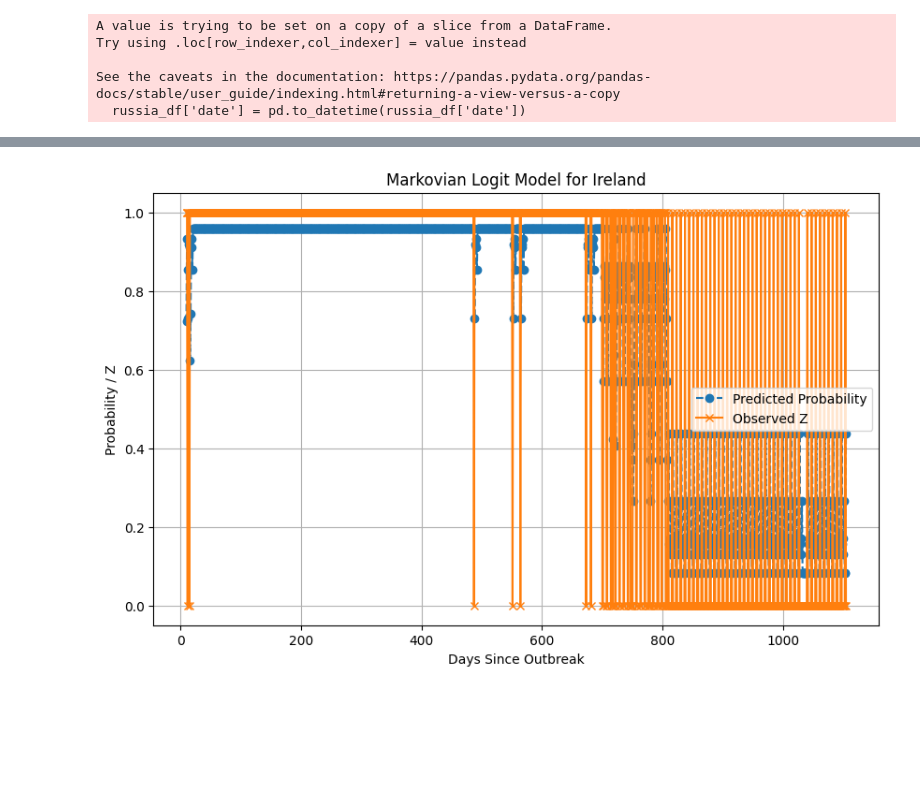
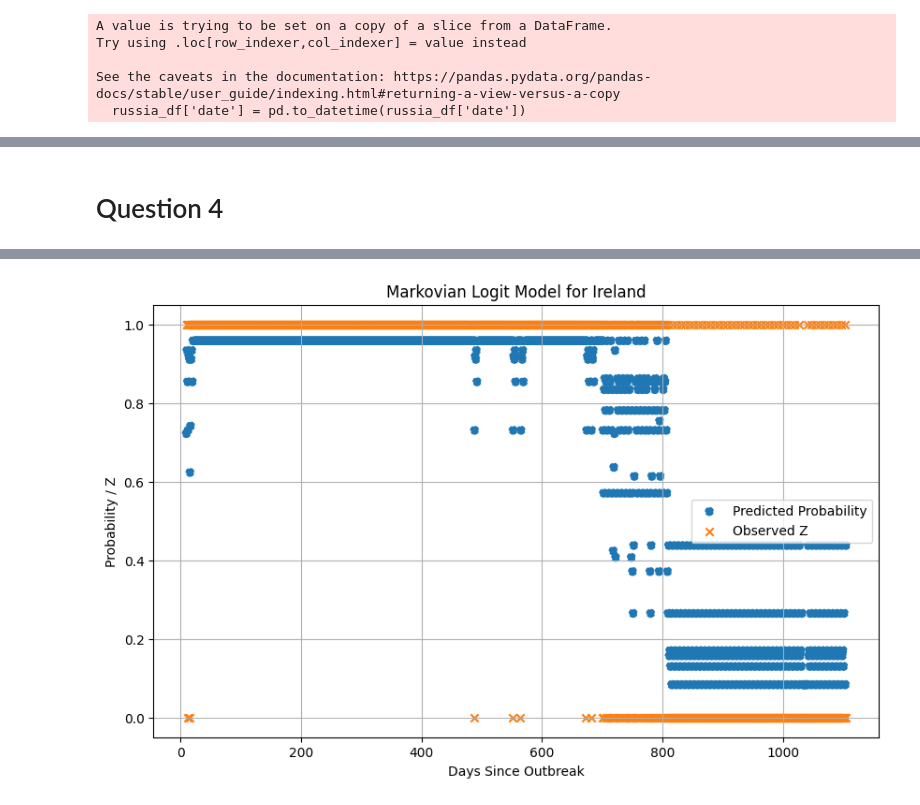
Before and after one commit to jferri3/ds4ph-hw8-team2, a Jupyter notebook: hw8.ipynb, the cells around one changed output, grey strips where cells are left out. Drawn from its saved outputs; the diff is of its cells as text; code cells hidden in the pictures; blank space fills up the shorter version.

```diff
--- a/hw8.ipynb
+++ b/hw8.ipynb
@@ -372,12 +44,0 @@ from sklearn.linear_model import LinearRegression
-# %%
-#raw data url: https://raw.githubusercontent.com/CSSEGISandData/COVID-19/refs/heads/master/csse_covid_19_data/csse_covid_19_time_series/time_series_covid19_confirmed_global.csv
-
-url = "https://raw.githubusercontent.com/CSSEGISandData/COVID-19/refs/heads/master/csse_covid_19_data/csse_covid_19_time_series/time_series_covid19_confirmed_global.csv"
-response = requests.get(url)
-coviddf = pd.read_csv(StringIO(response.text))
-
-#drop columns not needed
-coviddf = coviddf.drop(columns=['Province/State', 'Lat', 'Long'])
-
-print(coviddf)
-print(coviddf.columns)
@@ -685,10 +303,6 @@ plt.show()
+# %% [markdown]
+# Question 4
 # %%
-## question 4
-import pandas as pd
-import statsmodels.api as sm
-import matplotlib.pyplot as plt
-
-
 # 1. bi Z_t：more than previous day，so Z_t = 1，else 0
 ireland_df['Z'] = (ireland_df['cases'] > ireland_df['cases'].shift(1)).astype(int)
 ireland_df = ireland_df.dropna(subset=['Z']).reset_index(drop=True)
@@ -708,8 +322,8 @@ print(logit_model.summary())
 ireland_model['pred_prob'] = logit_model.predict(X)
 
 plt.figure(figsize=(10, 6))
-plt.plot(ireland_model['t'], ireland_model['pred_prob'], label='Predicted Probability', marker='o', linestyle='--')
-plt.plot(ireland_model['t'], ireland_model['Z'], label='Observed Z', marker='x')
+plt.scatter(ireland_model['t'], ireland_model['pred_prob'], label='Predicted Probability', marker='o', linestyle='--')
+plt.scatter(ireland_model['t'], ireland_model['Z'], label='Observed Z', marker='x')
 plt.xlabel('Days Since Outbreak')
 plt.ylabel('Probability / Z')
 plt.title('Markovian Logit Model for Ireland')
@@ -727,13 +341,13 @@ Time:                        09:42:57   Log-Likelihood:                -312.46
 converged:                       True   LL-Null:                       -643.92
 Covariance Type:            nonrobust   LLR p-value:                5.074e-141
 ==============================================================================
                  coef    std err          z      P>|z|      [0.025      0.975]
 ------------------------------------------------------------------------------
 const         -2.3924      0.188    -12.692      0.000      -2.762      -2.023
 Z_lag1         2.1423      0.242      8.851      0.000       1.668       2.617
 Z_lag2         0.7130      0.282      2.528      0.011       0.160       1.266
 Z_lag3         0.8109      0.292      2.779      0.005       0.239       1.383
 Z_lag4         0.4939      0.301      1.641      0.101      -0.096       1.084
 Z_lag5         1.3730      0.262      5.236      0.000       0.859       1.887
 ==============================================================================
-[figure, old version]
+[figure, new version]
```
Also changed, not shown: parts of 27 cells of this notebook, 1 other file.
